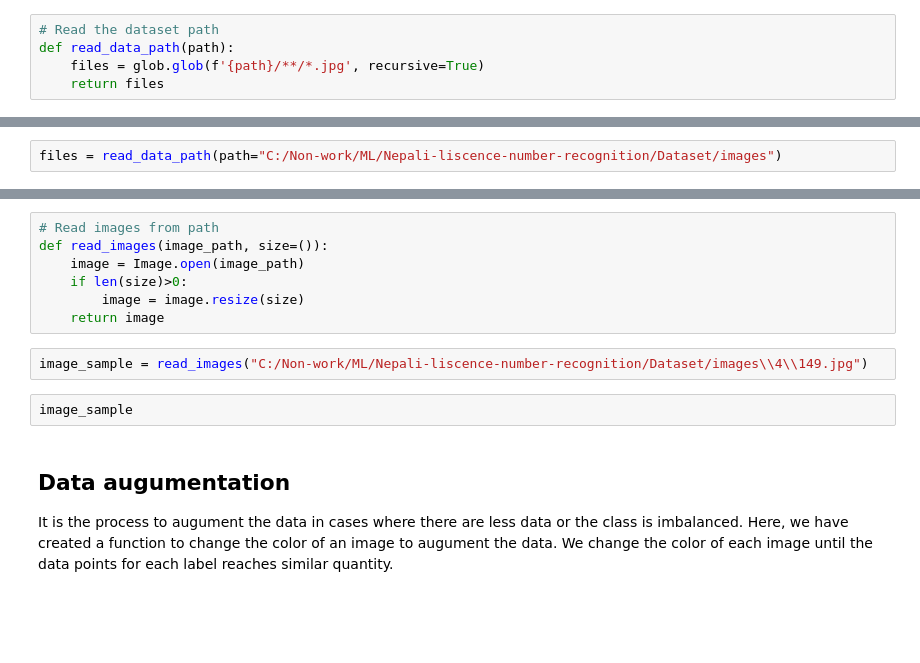
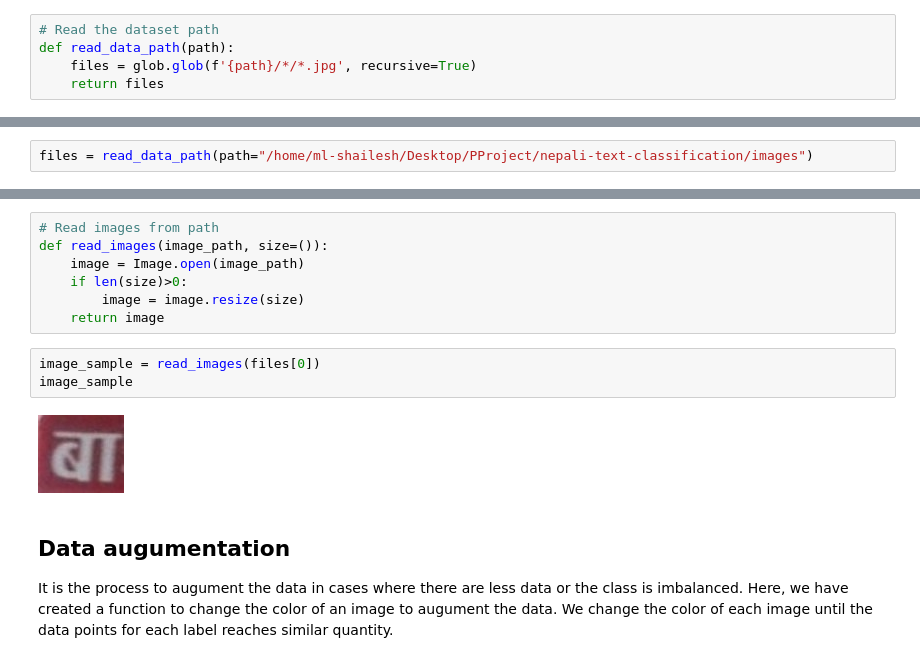
Before and after one commit to ShaileshAdhikari/nepali-text-classification, a Jupyter notebook: image_processing/1.0-AA-exp.ipynb, the cells around one changed output, grey strips where cells are left out. Cells and saved outputs as stored; diff of their text form; blank space fills up the shorter version.

```diff
--- a/image_processing/1.0-AA-exp.ipynb
+++ b/image_processing/1.0-AA-exp.ipynb
@@ -19,7 +20,7 @@ import torchvision.utils as vutils
 # %%
 # Read the dataset path
 def read_data_path(path):
-    files = glob.glob(f'{path}/**/*.jpg', recursive=True)
+    files = glob.glob(f'{path}/*/*.jpg', recursive=True)
     return files
 # %%
 # After getting the list of imafes path from previous step, make a dataframe for each image path and their corresponding label.
@@ -34,7 +40,7 @@ def make_data_csv(image_path_list):
 
     return dataset
 # %%
-files = read_data_path(path="C:/Non-work/ML/Nepali-liscence-number-recognition/Dataset/images")
+files = read_data_path(path="/home/ml-shailesh/Desktop/PProject/nepali-text-classification/images")
 # %%
 dataset_df = make_data_csv(image_path_list=files)
 # %%
@@ -45,9 +51,10 @@ def read_images(image_path, size=()):
         image = image.resize(size)
     return image
 # %%
-image_sample = read_images("C:/Non-work/ML/Nepali-liscence-number-recognition/Dataset/images\\4\\149.jpg")
+image_sample = read_images(files[0])
+image_sample
+# %% [output]
+[figure, added]
-# %%
-image_sample
 # %% [markdown]
 ## Data augumentation
 It is the process to augument the data in cases where there are less data or the class is imbalanced.
```
Also changed, not shown: parts of 7 cells of this notebook, 2 other files.
